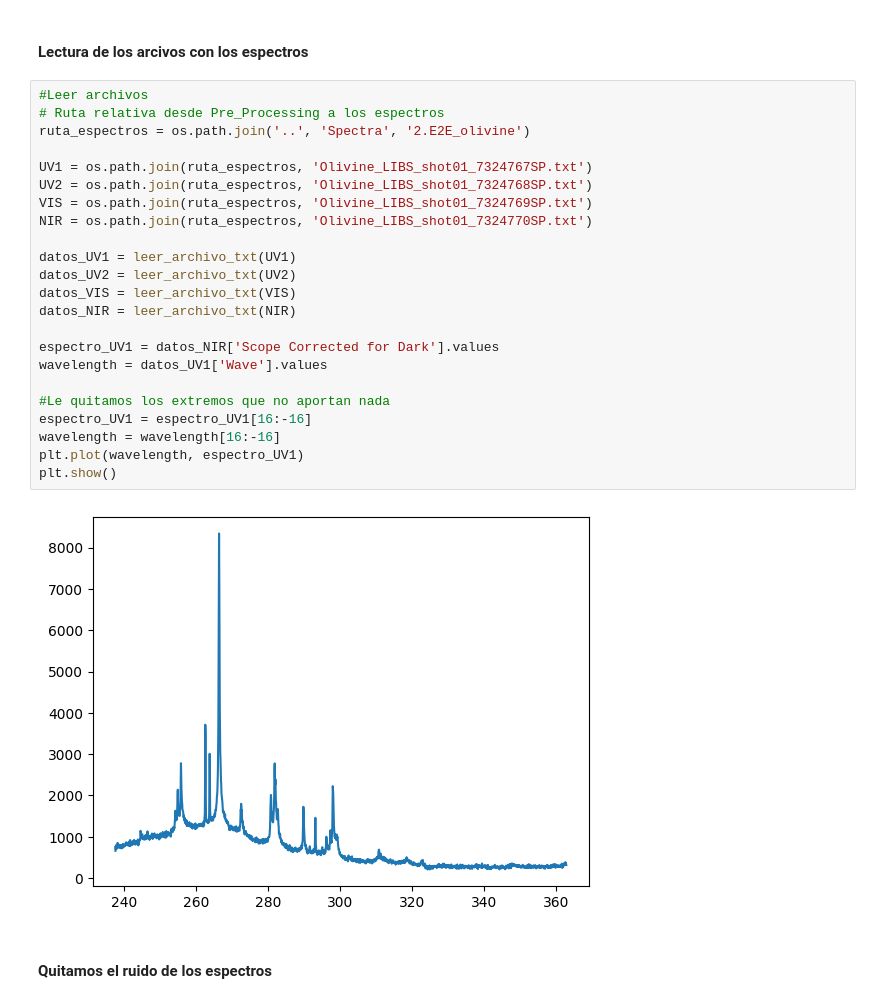
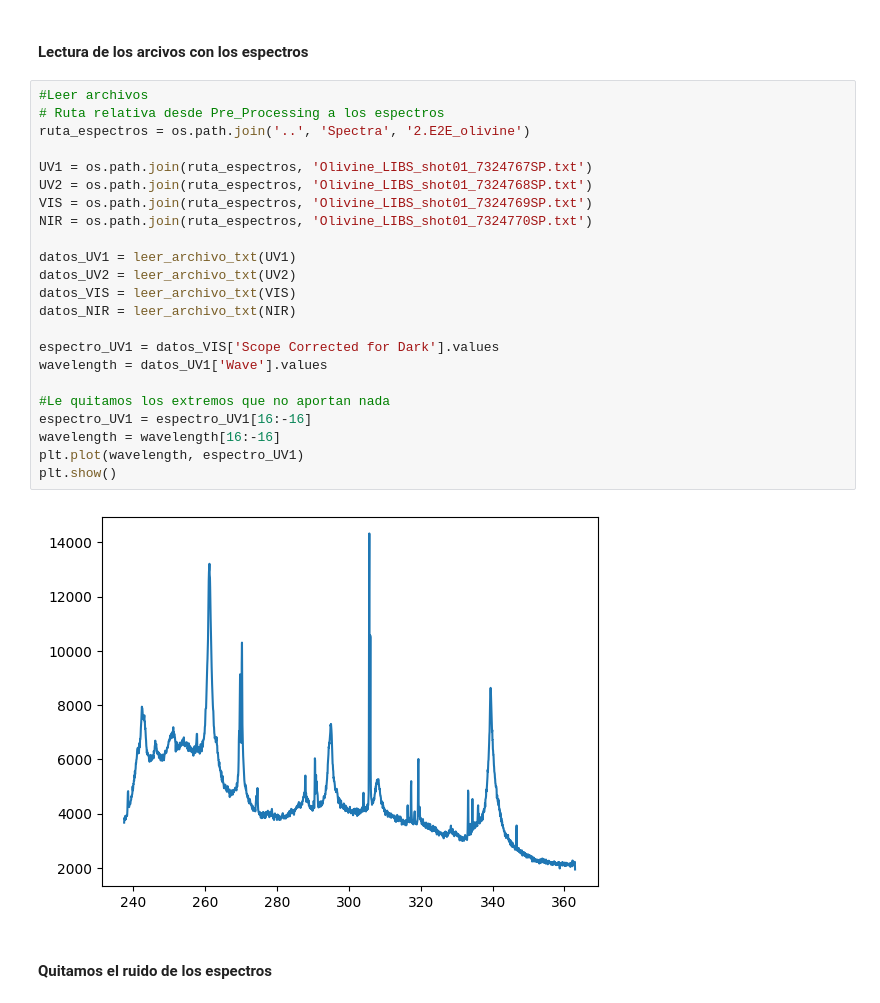
Before and after one commit to elsamoreno/LIBS_QUANTIFICATION_INTA, a Jupyter notebook: Pre_Processing/bckgrnd_remvl.ipynb, the cells around one changed output. Drawn from its saved outputs; the diff is of its cells as text.

```diff
--- a/Pre_Processing/bckgrnd_remvl.ipynb
+++ b/Pre_Processing/bckgrnd_remvl.ipynb
@@ -36,28 +36,28 @@ def pad_to_multiple(x, base):
 # %%
 #Leer archivos
 # Ruta relativa desde Pre_Processing a los espectros
 ruta_espectros = os.path.join('..', 'Spectra', '2.E2E_olivine')
 
 UV1 = os.path.join(ruta_espectros, 'Olivine_LIBS_shot01_7324767SP.txt')
 UV2 = os.path.join(ruta_espectros, 'Olivine_LIBS_shot01_7324768SP.txt')
 VIS = os.path.join(ruta_espectros, 'Olivine_LIBS_shot01_7324769SP.txt')
 NIR = os.path.join(ruta_espectros, 'Olivine_LIBS_shot01_7324770SP.txt')
 
 datos_UV1 = leer_archivo_txt(UV1)
 datos_UV2 = leer_archivo_txt(UV2)
 datos_VIS = leer_archivo_txt(VIS)
 datos_NIR = leer_archivo_txt(NIR)
 
-espectro_UV1 = datos_NIR['Scope Corrected for Dark'].values
+espectro_UV1 = datos_VIS['Scope Corrected for Dark'].values
 wavelength = datos_UV1['Wave'].values
 
 #Le quitamos los extremos que no aportan nada
 espectro_UV1 = espectro_UV1[16:-16]
 wavelength = wavelength[16:-16]
 plt.plot(wavelength, espectro_UV1)
 plt.show()
 # %% [output]
-[figure, old version]
+[figure, new version]
 # %% [markdown]
 #### Quitamos el ruido de los espectros
 # %%
```
Also changed, not shown: parts of 5 cells of this notebook, 6 other files.
